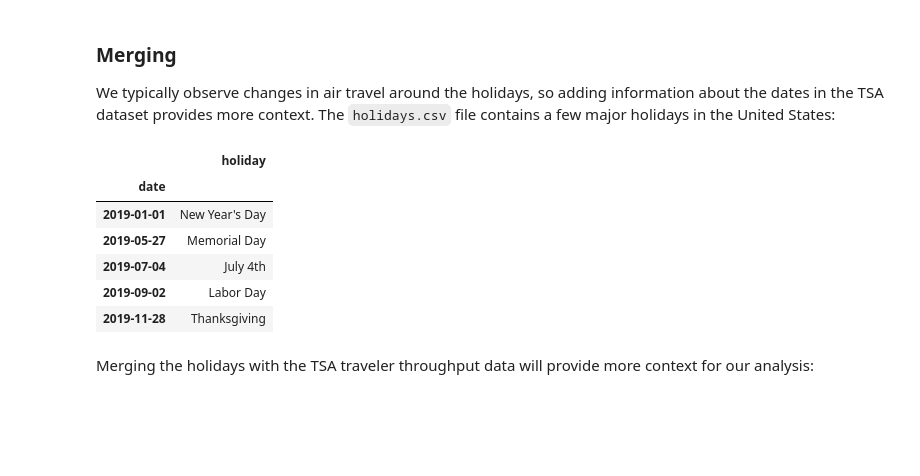
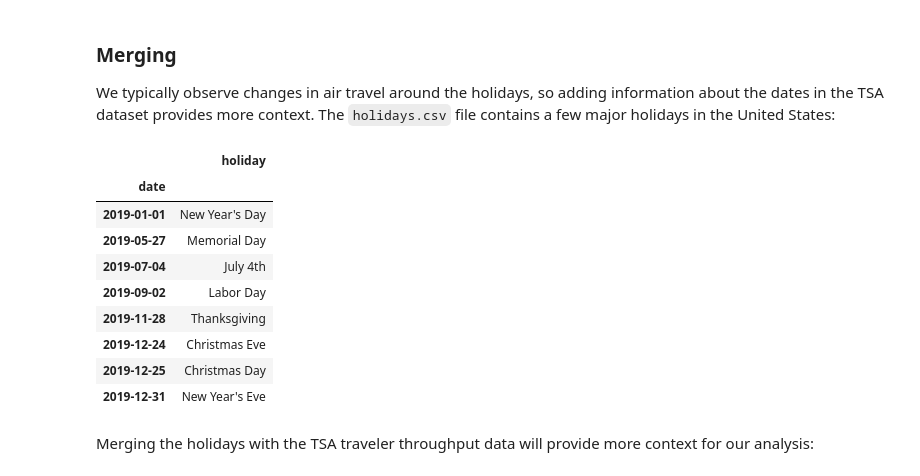
Before and after one commit to stefmolin/pandas-workshop, a Jupyter notebook: notebooks/2-data_wrangling.ipynb, the cells around one changed output. Cells and saved outputs as stored; diff of their text form; code cells hidden in the pictures; blank space fills up the shorter version.

Commit message:
Improve introduction to holidays.csv and switch to fig.tight_layout()

```diff
--- a/notebooks/2-data_wrangling.ipynb
+++ b/notebooks/2-data_wrangling.ipynb
@@ -341,15 +341,18 @@ tsa_pivoted.T
 We typically observe changes in air travel around the holidays, so adding information about the dates in the TSA dataset provides more context. The `holidays.csv` file contains a few major holidays in the United States:
 # %%
 holidays = pd.read_csv('../data/holidays.csv', parse_dates=True, index_col='date')
-holidays.head()
+holidays.loc['2019']
 # %% [output]
 |  | holiday |
 | date |  |
 | 2019-01-01 | New Year's Day |
 | 2019-05-27 | Memorial Day |
 | 2019-07-04 | July 4th |
 | 2019-09-02 | Labor Day |
 | 2019-11-28 | Thanksgiving |
+| 2019-12-24 | Christmas Eve |
+| 2019-12-25 | Christmas Day |
+| 2019-12-31 | New Year's Eve |
 # %% [markdown]
 Merging the holidays with the TSA traveler throughput data will provide more context for our analysis:
 # %%
```
Also changed, not shown: 6 other files.
